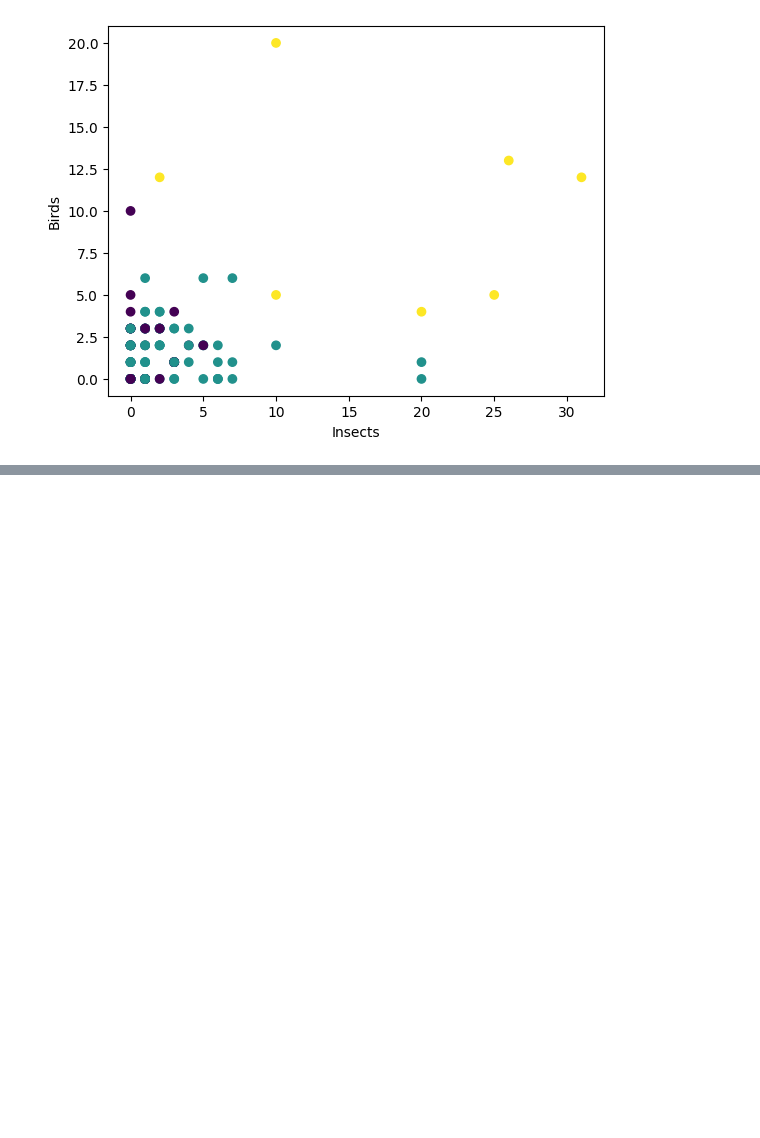
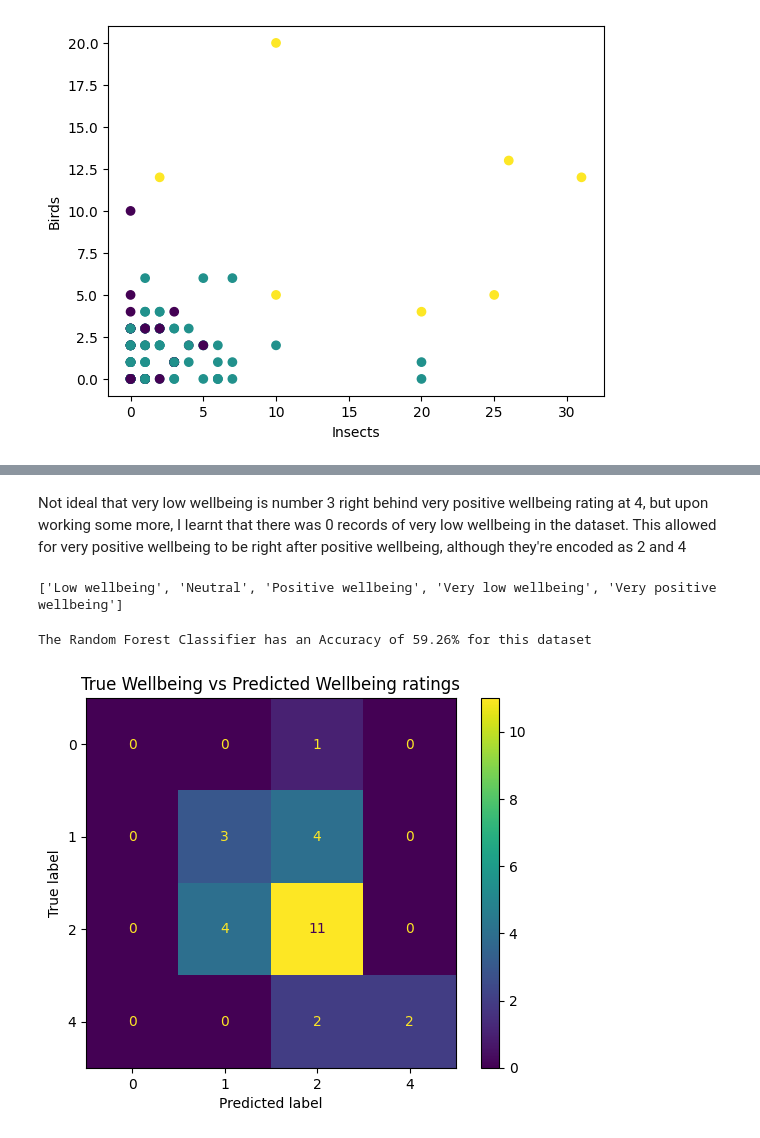
Before and after one commit to LowRands/Machine-Learning-with-python, a Jupyter notebook: Campus_Dataset_Project.ipynb, the cells around one changed output, grey strips where cells are left out. Drawn from its saved outputs; the diff is of its cells as text; code cells hidden in the pictures; blank space fills up the shorter version.

Commit message:
Random Forest Classifier Algorithm

```diff
--- a/Campus_Dataset_Project.ipynb
+++ b/Campus_Dataset_Project.ipynb
@@ -405,0 +506,53 @@ plt.show()
+# %%
+X = pd.get_dummies(X) # converts text catergories into numbers
+
+le = LabelEncoder() # creates label encoder in *Alphabetical order*
+y = le.fit_transform(y) # encode the target variable
+# Wellbeing ratings:
+
+# Low wellbeing -> 0
+# Neutral -> 1
+# Positive wellbeing -> 2
+# Very low wellbeing -> 3
+# Very positive wellbeing -> 4
+# %% [markdown]
+Not ideal that very low wellbeing is number 3 right behind very positive wellbeing rating at 4, but upon working some more, I learnt that there was 0 records of very low wellbeing in the dataset.
+This allowed for very positive wellbeing to be right after positive wellbeing, although they're encoded as 2 and 4
+# %%
+print(sorted(df["wellbeing_rating"].dropna().unique())) # lists wellbeing options in alphabetical order and drops any rows that have no recorded wellebing rating
+# %% [output]
+['Low wellbeing', 'Neutral', 'Positive wellbeing', 'Very low wellbeing', 'Very positive wellbeing']
+# %%
+X_train, X_test, y_train, y_test = train_test_split(
+    X, y,
+    test_size=0.2,
+    random_state=42
+)
+
+model = RandomForestClassifier(
+    n_estimators=138, # reads all 138 rows
+    random_state=42
+)
+
+model.fit(X_train, y_train) # x train is predtions and y train is actual answers
+
+predictions = model.predict(X_test)
+
+accuracy = accuracy_score(y_test, predictions)
+print(f"The Random Forest Classifier has an Accuracy of {accuracy:.2%} for this dataset")
+# %% [output]
+The Random Forest Classifier has an Accuracy of 59.26% for this dataset
+# %%
+ConfusionMatrixDisplay.from_estimator(
+    model,
+    X_test,
+    y_test
+)
+
+plt.title("True Wellbeing vs Predicted Wellbeing ratings")
+plt.show()
+# Y-axis shows the actual wellbeing rating
+# X-axis shows what the random forest predicted
+# There are no "very low wellbeing" records in dataset so we don't see a "3"
+# %% [output]
+[figure, added]
```
Also changed, not shown: parts of 22 cells of this notebook.
